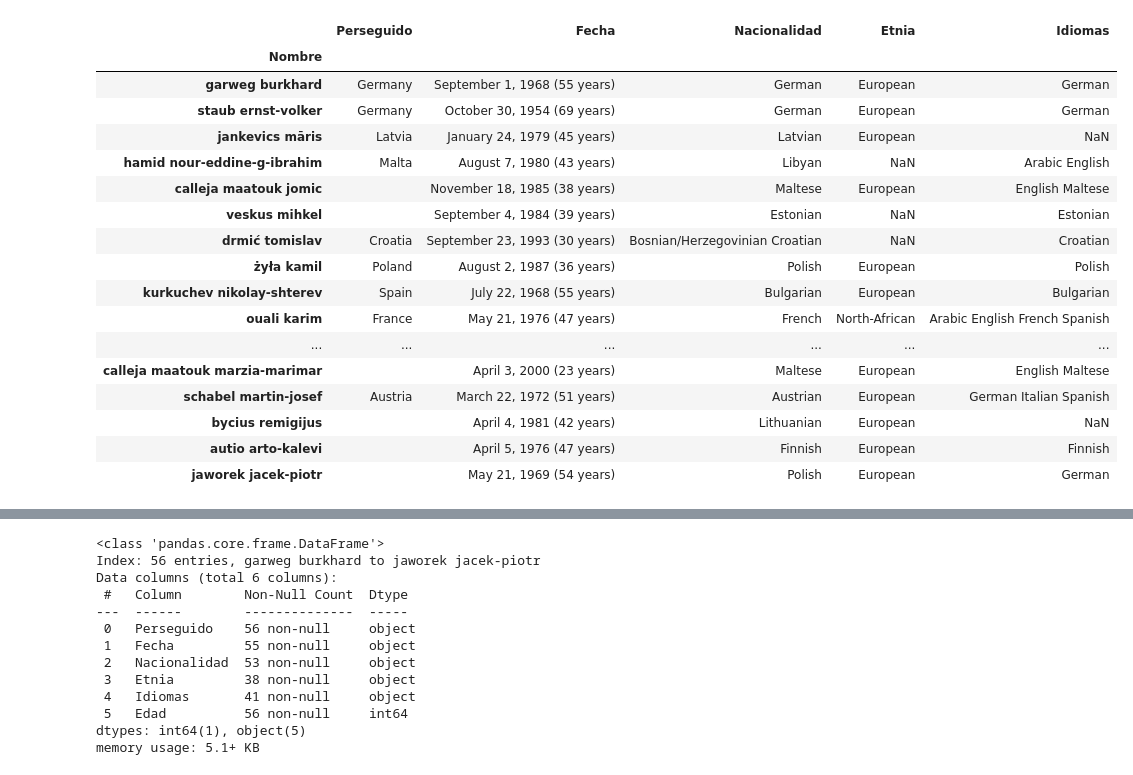
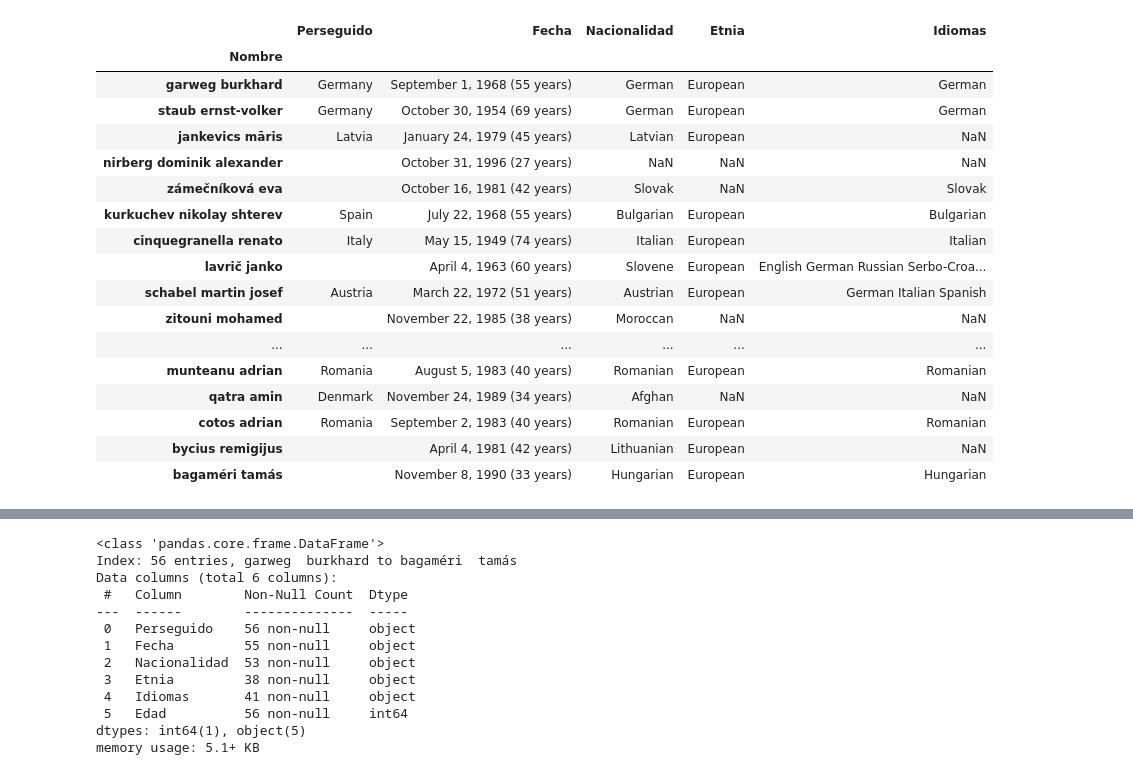
Before and after one commit to diegoguizanlopez/BigDataEIa, a Jupyter notebook: Big_Data/Sitemas_De_Big_Data/2_Trimestre/Tema_3/Examen/examen.ipynb, the cells around one changed output, grey strips where cells are left out. Drawn from its saved outputs; the diff is of its cells as text; code cells hidden in the pictures.

```diff
--- a/Big_Data/Sitemas_De_Big_Data/2_Trimestre/Tema_3/Examen/examen.ipynb
+++ b/Big_Data/Sitemas_De_Big_Data/2_Trimestre/Tema_3/Examen/examen.ipynb
@@ -102,41 +102,38 @@ driver.get(URL_BASE)
 # %%
 buscados=elementsBy("//div[@class='wanted_list']/div",driver,needsWait=True,by=By.CLASS_NAME,idLoader="wanted_list")
 df=pd.DataFrame([])
 for buscado in buscados:
     nombre=buscado.get_dom_attribute("title")
     if nombre:
         array=nombre.lower().split(",")
-        if len(array)>1:
-            array[1]=array[1].strip()
-            array[1]=array[1].replace(" ","-")
         nombre=" ".join(array)
         if buscado.get_dom_attribute('href'):
             driver.execute_script(f"window.open('{URL_BASE}/#{buscado.get_dom_attribute('href')}')")
             driver.switch_to.window(driver.window_handles[1])
             df=pd.concat([df,get_data(driver,nombre)])
             driver.close()
             driver.switch_to.window(driver.window_handles[0])
 
 df
 # %% [output]
 |  | Perseguido | Fecha | Nacionalidad | Etnia | Idiomas |
 | Nombre |  |  |  |  |  |
 | garweg burkhard | Germany | September 1, 1968 (55 years) | German | European | German |
 | staub ernst-volker | Germany | October 30, 1954 (69 years) | German | European | German |
 | jankevics māris | Latvia | January 24, 1979 (45 years) | Latvian | European | NaN |
-| hamid nour-eddine-g-ibrahim | Malta | August 7, 1980 (43 years) | Libyan | NaN | Arabic English |
-| calleja maatouk jomic |  | November 18, 1985 (38 years) | Maltese | European | English Maltese |
-| veskus mihkel |  | September 4, 1984 (39 years) | Estonian | NaN | Estonian |
-| drmić tomislav | Croatia | September 23, 1993 (30 years) | Bosnian/Herzegovinian Croatian | NaN | Croatian |
-| żyła kamil | Poland | August 2, 1987 (36 years) | Polish | European | Polish |
-| kurkuchev nikolay-shterev | Spain | July 22, 1968 (55 years) | Bulgarian | European | Bulgarian |
-| ouali karim | France | May 21, 1976 (47 years) | French | North-African | Arabic English French Spanish |
+| nirberg dominik alexander |  | October 31, 1996 (27 years) | NaN | NaN | NaN |
+| zámečníková eva |  | October 16, 1981 (42 years) | Slovak | NaN | Slovak |
+| kurkuchev nikolay shterev | Spain | July 22, 1968 (55 years) | Bulgarian | European | Bulgarian |
+| cinquegranella renato | Italy | May 15, 1949 (74 years) | Italian | European | Italian |
+| lavrič janko |  | April 4, 1963 (60 years) | Slovene | European | English German Russian Serbo-Croa... |
+| schabel martin josef | Austria | March 22, 1972 (51 years) | Austrian | European | German Italian Spanish |
+| zitouni mohamed |  | November 22, 1985 (38 years) | Moroccan | NaN | NaN |
 | ... | ... | ... | ... | ... | ... |
-| calleja maatouk marzia-marimar |  | April 3, 2000 (23 years) | Maltese | European | English Maltese |
-| schabel martin-josef | Austria | March 22, 1972 (51 years) | Austrian | European | German Italian Spanish |
+| munteanu adrian | Romania | August 5, 1983 (40 years) | Romanian | European | Romanian |
+| qatra amin | Denmark | November 24, 1989 (34 years) | Afghan | NaN | NaN |
+| cotos adrian | Romania | September 2, 1983 (40 years) | Romanian | European | Romanian |
 | bycius remigijus |  | April 4, 1981 (42 years) | Lithuanian | European | NaN |
-| autio arto-kalevi |  | April 5, 1976 (47 years) | Finnish | European | Finnish |
-| jaworek jacek-piotr |  | May 21, 1969 (54 years) | Polish | European | German |
+| bagaméri tamás |  | November 8, 1990 (33 years) | Hungarian | European | Hungarian |
 # %%
 path=str(pathlib.Path().resolve())+"/"
 df.to_parquet(path+"datos.parquet")
@@ -165,7 +162,7 @@ df['Edad'] = df['Fecha'].str.split("(").str[1].str.split(" ").str[0].fillna(0).a
 df.info()
 # %% [output]
 <class 'pandas.core.frame.DataFrame'>
-Index: 56 entries, garweg burkhard to jaworek jacek-piotr
+Index: 56 entries, garweg  burkhard to bagaméri  tamás
 Data columns (total 6 columns):
  #   Column        Non-Null Count  Dtype
 ---  ------        --------------  -----
```
Also changed, not shown: parts of 1 cell of this notebook, 5 other files.
